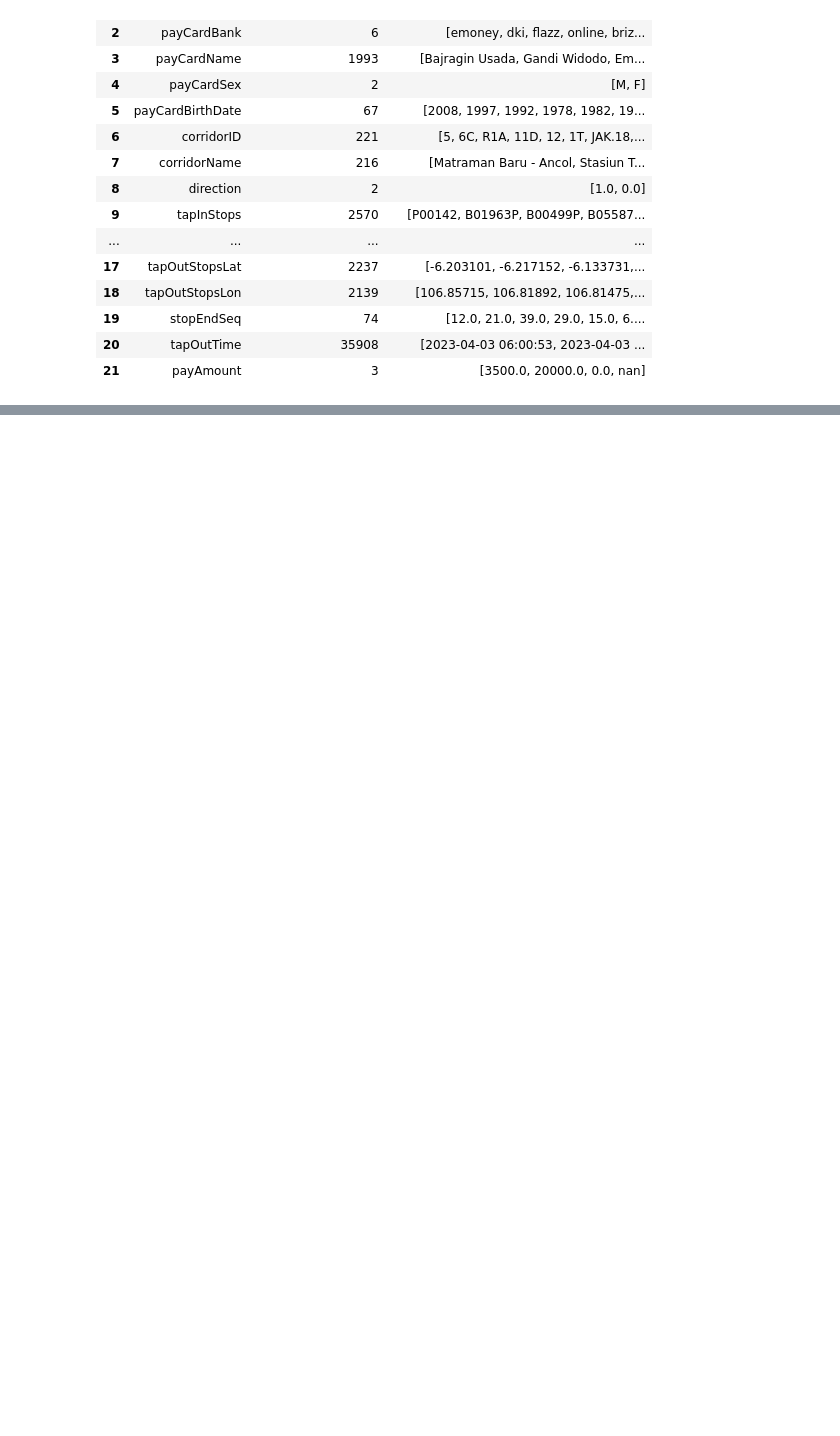
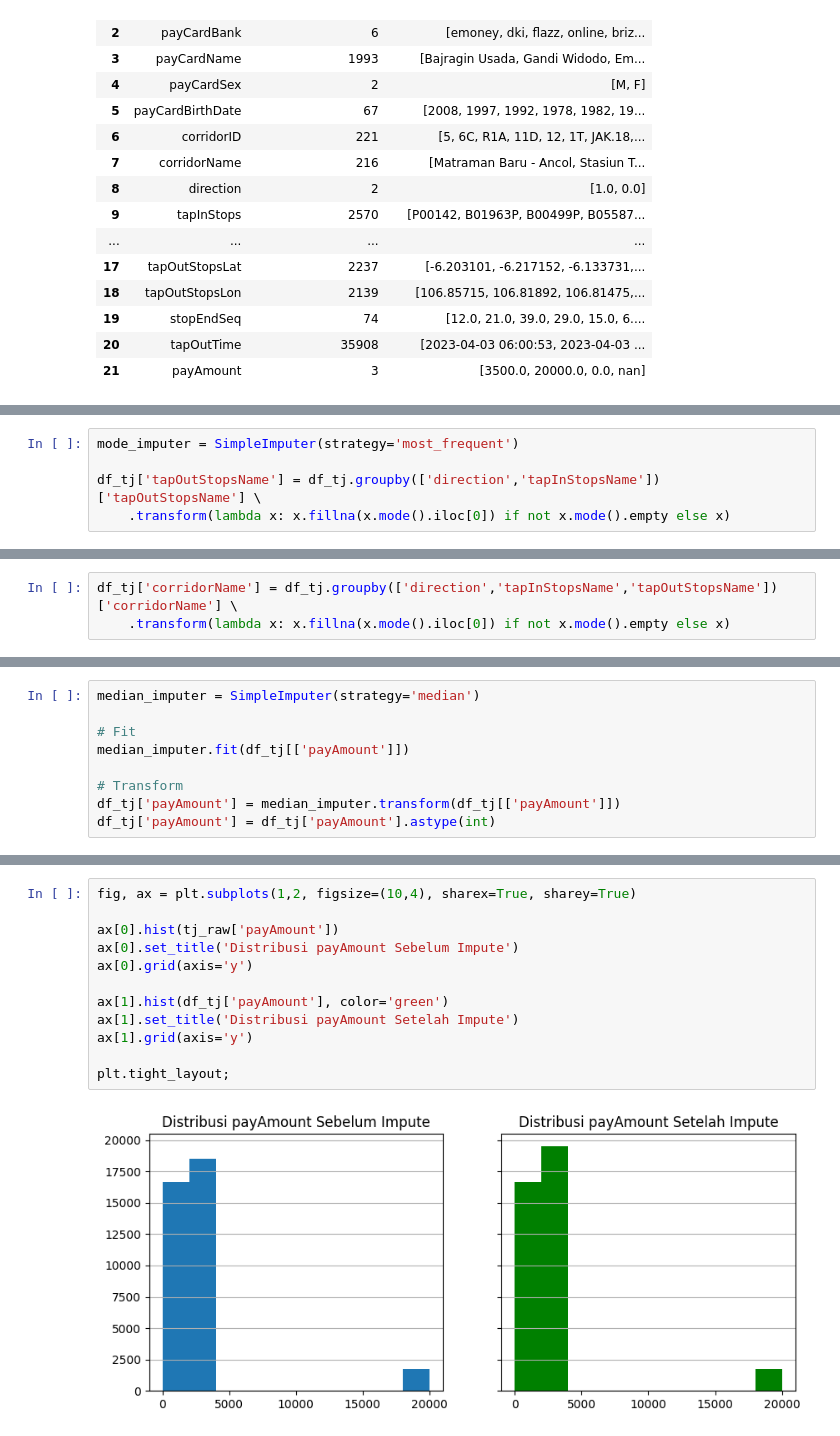
Before and after one commit to bonifasiusx/capstone-data-analysis, a Jupyter notebook: data_understanding_and_data_wrangling.ipynb, the cells around one changed output, grey strips where cells are left out. Drawn from its saved outputs; the diff is of its cells as text; blank space fills up the shorter version.

```diff
--- a/data_understanding_and_data_wrangling.ipynb
+++ b/data_understanding_and_data_wrangling.ipynb
@@ -256,0 +271,5 @@ tj_raw[tj_raw['tapInStopsName'].str.contains('[nN][a-zA-Z][nN]', regex=True)].sa
+# %%
+mode_imputer = SimpleImputer(strategy='most_frequent')
+
+df_tj['tapOutStopsName'] = df_tj.groupby(['direction','tapInStopsName'])['tapOutStopsName'] \
+    .transform(lambda x: x.fillna(x.mode().iloc[0]) if not x.mode().empty else x)
@@ -256,0 +284,3 @@ tj_raw[tj_raw['tapInStopsName'].str.contains('[nN][a-zA-Z][nN]', regex=True)].sa
+# %%
+df_tj['corridorName'] = df_tj.groupby(['direction','tapInStopsName','tapOutStopsName'])['corridorName'] \
+    .transform(lambda x: x.fillna(x.mode().iloc[0]) if not x.mode().empty else x)
@@ -256,0 +322,9 @@ tj_raw[tj_raw['tapInStopsName'].str.contains('[nN][a-zA-Z][nN]', regex=True)].sa
+# %%
+median_imputer = SimpleImputer(strategy='median')
+
+# Fit
+median_imputer.fit(df_tj[['payAmount']])
+
+# Transform
+df_tj['payAmount'] = median_imputer.transform(df_tj[['payAmount']])
+df_tj['payAmount'] = df_tj['payAmount'].astype(int)
@@ -256,0 +349,14 @@ tj_raw[tj_raw['tapInStopsName'].str.contains('[nN][a-zA-Z][nN]', regex=True)].sa
+# %%
+fig, ax = plt.subplots(1,2, figsize=(10,4), sharex=True, sharey=True)
+
+ax[0].hist(tj_raw['payAmount'])
+ax[0].set_title('Distribusi payAmount Sebelum Impute')
+ax[0].grid(axis='y')
+
+ax[1].hist(df_tj['payAmount'], color='green')
+ax[1].set_title('Distribusi payAmount Setelah Impute')
+ax[1].grid(axis='y')
+
+plt.tight_layout;
+# %% [output]
+[figure, added]
```
Also changed, not shown: parts of 62 cells of this notebook, 3 other files.
